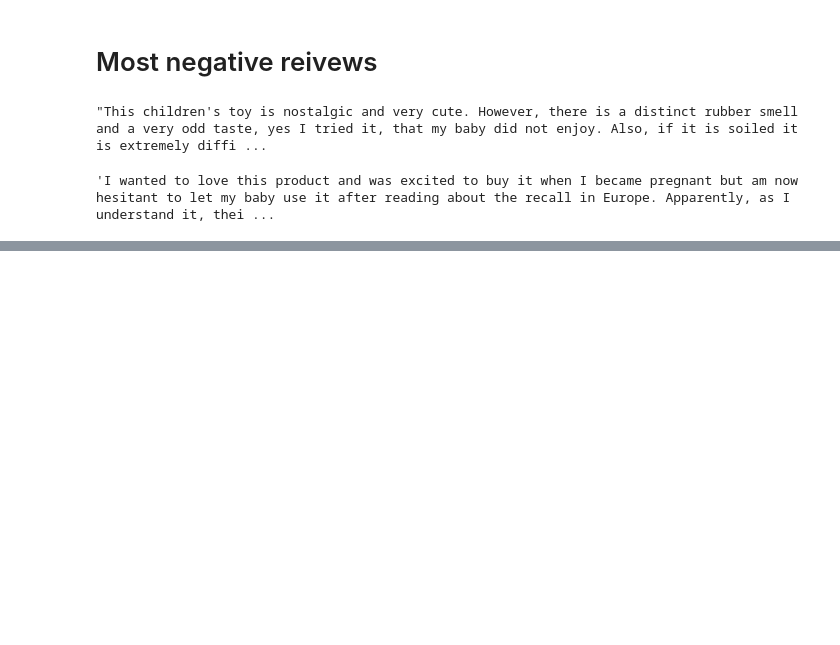
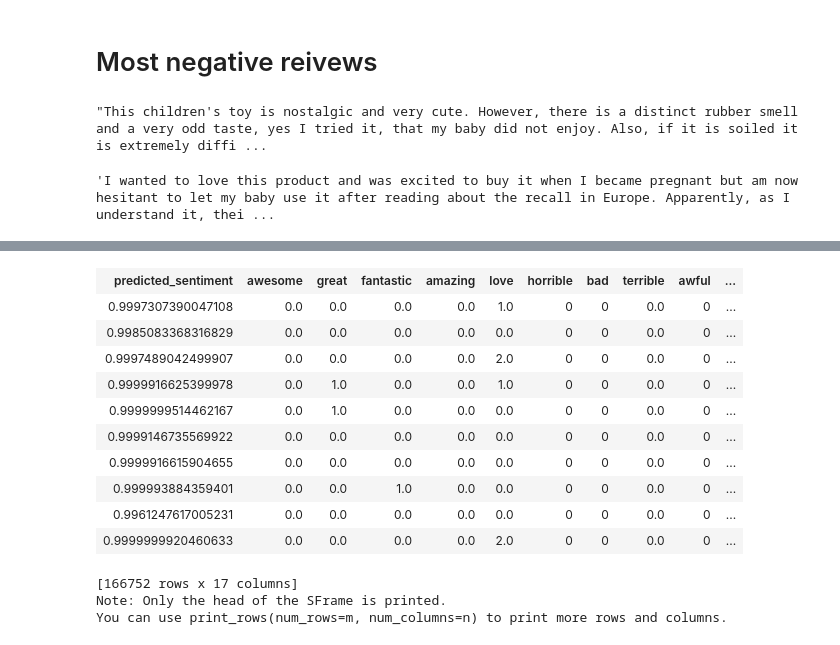
Before and after one commit to uiansol/Machine-Learning-Study-Cases, a Jupyter notebook: Product Sentiment Analysis/sentiment_analysis.ipynb, the cells around one changed output, grey strips where cells are left out. Saved outputs shown, nothing was run; the diff lists cells and outputs as text; code cells hidden in the pictures; blank space fills up the shorter version.

Commit message:
Extend sentiment analysis

```diff
--- a/Product Sentiment Analysis/sentiment_analysis.ipynb
+++ b/Product Sentiment Analysis/sentiment_analysis.ipynb
@@ -292,0 +521,35 @@ giraffe_reviews[-2]['review']
+# %%
+def terrible_count(word_counts):
+    if 'terrible' in word_counts:
+        return word_counts['terrible']
+    else:
+        return 0
+
+products['terrible'] = products['word_count'].apply(terrible_count)
+# %%
+def awful_count(word_counts):
+    if 'awful' in word_counts:
+        return word_counts['awful']
+    else:
+        return 0
+
+products['awful'] = products['word_count'].apply(awful_count)
+# %%
+def wow_count(word_counts):
+    if 'wow' in word_counts:
+        return word_counts['wow']
+    else:
+        return 0
+
+products['wow'] = products['word_count'].apply(wow_count)
+# %%
+def hate_count(word_counts):
+    if 'hate' in word_counts:
+        return word_counts['hate']
+    else:
+        return 0
+
+products['hate'] = products['word_count'].apply(hate_count)
+# %%
+products
+# %% [output]
@@ -292,0 +567,14 @@ giraffe_reviews[-2]['review']
+| predicted_sentiment | awesome | great | fantastic | amazing | love | horrible | bad | terrible | awful | ... |
+| 0.9997307390047108 | 0.0 | 0.0 | 0.0 | 0.0 | 1.0 | 0 | 0 | 0.0 | 0 | ... |
+| 0.9985083368316829 | 0.0 | 0.0 | 0.0 | 0.0 | 0.0 | 0 | 0 | 0.0 | 0 | ... |
+| 0.9997489042499907 | 0.0 | 0.0 | 0.0 | 0.0 | 2.0 | 0 | 0 | 0.0 | 0 | ... |
+| 0.9999916625399978 | 0.0 | 1.0 | 0.0 | 0.0 | 1.0 | 0 | 0 | 0.0 | 0 | ... |
+| 0.9999999514462167 | 0.0 | 1.0 | 0.0 | 0.0 | 0.0 | 0 | 0 | 0.0 | 0 | ... |
+| 0.9999146735569922 | 0.0 | 0.0 | 0.0 | 0.0 | 0.0 | 0 | 0 | 0.0 | 0 | ... |
+| 0.9999916615904655 | 0.0 | 0.0 | 0.0 | 0.0 | 0.0 | 0 | 0 | 0.0 | 0 | ... |
+| 0.999993884359401 | 0.0 | 0.0 | 1.0 | 0.0 | 0.0 | 0 | 0 | 0.0 | 0 | ... |
+| 0.9961247617005231 | 0.0 | 0.0 | 0.0 | 0.0 | 0.0 | 0 | 0 | 0.0 | 0 | ... |
+| 0.9999999920460633 | 0.0 | 0.0 | 0.0 | 0.0 | 2.0 | 0 | 0 | 0.0 | 0 | ... |
+[166752 rows x 17 columns]
+Note: Only the head of the SFrame is printed.
+You can use print_rows(num_rows=m, num_columns=n) to print more rows and columns.
```
Also changed, not shown: parts of 39 cells of this notebook.
